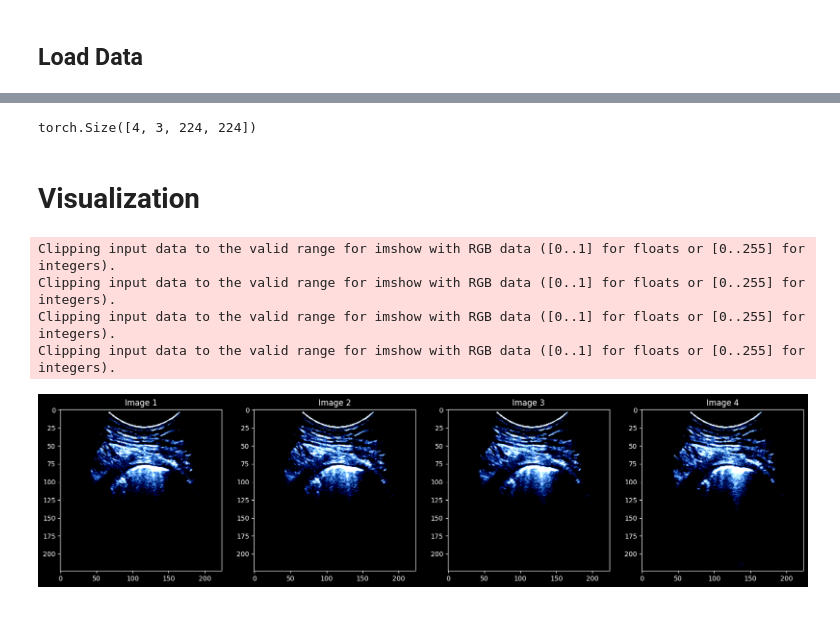
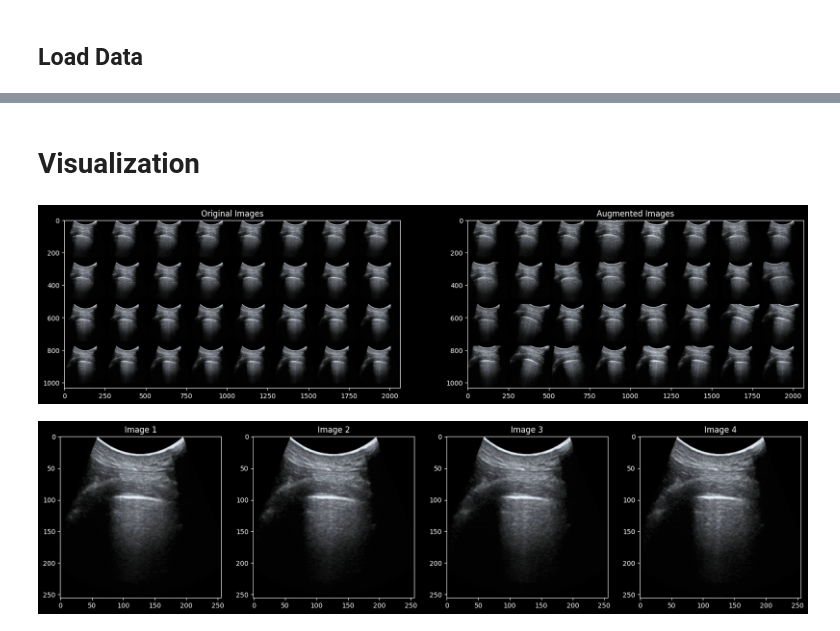
Before and after one commit to andrian-melnic/lung-ultrasound-self-attention, a Jupyter notebook: notebooks/test_data_processing.ipynb, the cells around one changed output, grey strips where cells are left out. Drawn from its saved outputs; the diff is of its cells as text; code cells hidden in the pictures.

```diff
--- a/notebooks/test_data_processing.ipynb
+++ b/notebooks/test_data_processing.ipynb
@@ -418,9 +430,9 @@ else:
         pickle.dump(test_indices, test_pickle_file)
 
 
-# test_subset_size = train_ratio/2
-# test_subset = Subset(test_subset, range(int(test_subset_size * len(test_indices))))
-# test_subset
+test_subset_size = train_ratio/2
+test_subset = Subset(test_subset, range(int(test_subset_size * len(test_indices))))
+test_subset
 
 
 train_dataset = FrameTargetDataset(train_subset)
@@ -428,6 +440,33 @@ test_dataset = FrameTargetDataset(test_subset)
 
 print(f"Train size: {len(train_dataset)}")
 print(f"Test size: {len(test_dataset)}")
+
+batch_size = 32
+
+def collate_fn(examples):
+    frames = torch.stack([example[0] for example in examples])  # Extract the preprocessed frames
+    scores = torch.tensor([example[1] for example in examples])  # Extract the scores
+    # return {"pixel_values": frames, "labels": scores}
+    return (frames, scores)
+
+train_dataloader = DataLoader(train_dataset,
+                          batch_size=batch_size,
+                          num_workers=0,
+                          pin_memory=True,
+                          collate_fn=collate_fn, shuffle=False)
+
+test_dataloader = DataLoader(test_dataset,
+                          batch_size=batch_size,
+                          pin_memory=True,
+                          collate_fn=collate_fn)
+
+print(f"Train DL: {len(train_indices)}")
+print(f"Test DL: {len(test_indices)}")
+
+transform = DataAugmentation()
+
+# train_dataset.set_transform(preprocess)
+# test_dataset.set_transform(preprocess)
 # %% [output]
 Serialized frame index map FOUND.
 
@@ -478,33 +482,56 @@ images, lebels = next(iter(train_dataloader))
-# %%
-images.size()
-# %% [output]
-torch.Size([4, 3, 224, 224])
 # %% [markdown]
 # Visualization
+# %%
+
+def show_batch(data_loader, num_batches=1, win_size=(20, 20)):
+    def _to_vis(data):
+        # Ensure that pixel values are in the valid range [0, 1]
+        data = torch.clamp(data, 0, 1)
+        return tensor_to_image(torchvision.utils.make_grid(data, nrow=8))
+
+    for batch_num, (imgs, labels) in enumerate(data_loader):
+        if batch_num >= num_batches:
+            break
+
+        # Apply data augmentation to the batch (you need to define DataAugmentation function)
+        imgs_aug = transform(imgs)
+
+        # Create subplots for original and augmented images
+        plt.figure(figsize=win_size)
+        plt.subplot(1, 2, 1)
+        plt.imshow(_to_vis(imgs))
+        plt.title("Original Images")
+
+        plt.subplot(1, 2, 2)
+        plt.imshow(_to_vis(imgs_aug))
+        plt.title("Augmented Images")
+
+        plt.show()
+
+# To display one batch from the training DataLoader
+show_batch(test_dataloader, num_batches=1)
+# %% [output]
+[figure, added]
 # %%
 import matplotlib.pyplot as plt
 import torchvision
 
 def show_single_batch(data_loader, batch_idx, win_size=(20, 20)):
     # Extract the specific batch by indexing the DataLoader
     for i, (imgs, labels) in enumerate(data_loader):
         if i == batch_idx:
             # Create a subplot for each image in the batch
             num_images = len(imgs)
             plt.figure(figsize=win_size)
 
             for j in range(num_images):
                 plt.subplot(1, num_images, j + 1)
                 plt.imshow(tensor_to_image(imgs[j]))  # Convert the tensor to an image
                 plt.title(f"Image {j+1}")
 
             plt.show()
             break
 # To display a specific batch (e.g., batch index 0) from the training DataLoader
-show_single_batch(train_dataloader, batch_idx=6)
+show_single_batch(test_dataloader, batch_idx=6)
 # %% [output]
-Clipping input data to the valid range for imshow with RGB data ([0..1] for floats or [0..255] for integers).
-Clipping input data to the valid range for imshow with RGB data ([0..1] for floats or [0..255] for integers).
-Clipping input data to the valid range for imshow with RGB data ([0..1] for floats or [0..255] for integers).
-Clipping input data to the valid range for imshow with RGB data ([0..1] for floats or [0..255] for integers).
-[figure, old version]
+[figure, new version]
```
Also changed, not shown: parts of 12 cells of this notebook, 2 other files.
